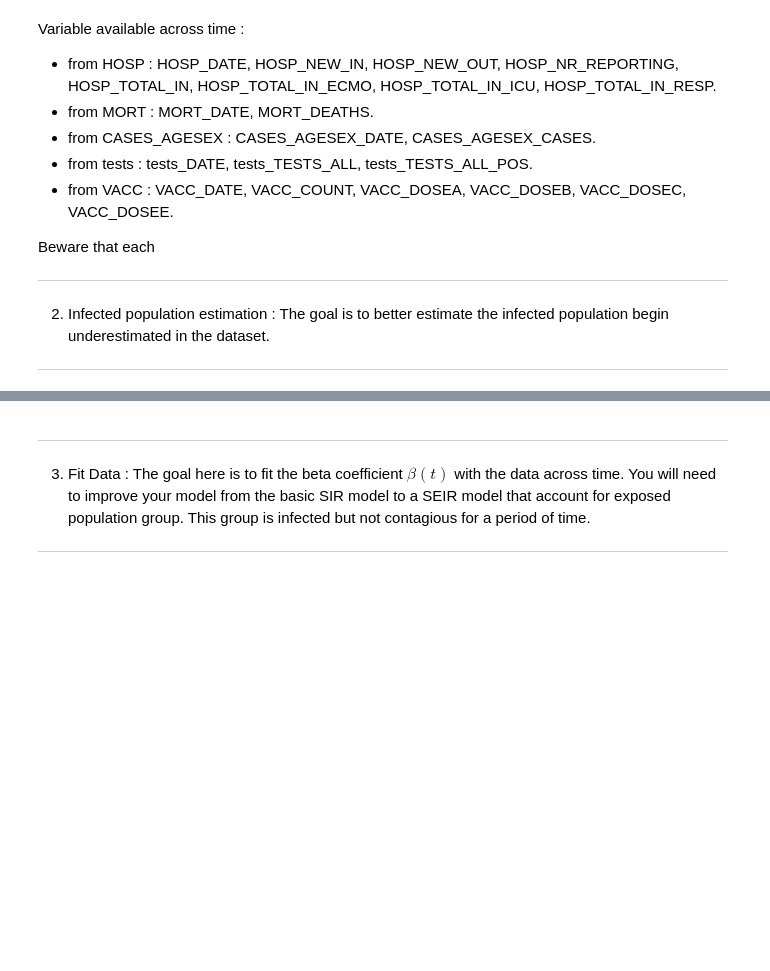
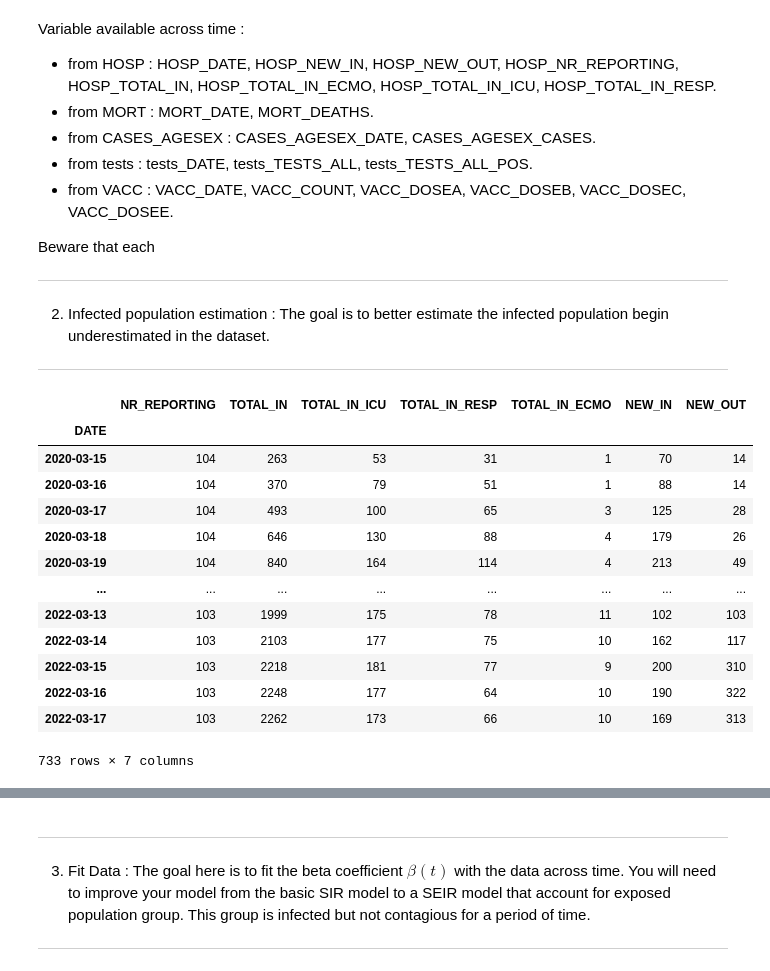
Before and after one commit to gdeside/LGBI02110, a Jupyter notebook: LGBIO2110_homework_covid19modelling.ipynb, the cells around one changed output, grey strips where cells are left out. Cells and saved outputs as stored; diff of their text form; code cells hidden in the pictures; blank space fills up the shorter version.

```diff
--- a/LGBIO2110_homework_covid19modelling.ipynb
+++ b/LGBIO2110_homework_covid19modelling.ipynb
@@ -189,3 +185,35 @@ FileNotFoundError: [Errno 2] No such file or directory: '../data/COVID19BE_HOSP.
+# %%
+def create_df(l):
+    """
+    """
+    fnloc = "dataset/COVID19BE_" + l + ".csv"
+    df = pd.read_csv(fnloc, sep=",", header='infer', parse_dates=["DATE"])
+    if l == "VACC":
+        df.loc[:,"DOSEA"] = (df.DOSE=="A")*df.COUNT
+        df.loc[:,"DOSEB"] = (df.DOSE=="B")*df.COUNT
+        df.loc[:,"DOSEC"] = (df.DOSE=="C")*df.COUNT
+        df.loc[:,"DOSEE"] = (df.DOSE=="E")*df.COUNT
+
+    #Keep only numerical quantities in the dataset
+    fieldn = df.columns
+    dfnum = df.select_dtypes(include='number')
+    vars = dfnum.columns
+    dfnum.insert(0,'DATE', df.DATE, True)
+
+    #Sum values over the same day
+    dfsum = dfnum.groupby(['DATE'], as_index = True).sum()
+    for ii in range(len(vars)):
+        exec(l +'_' +vars[ii]+' = dfsum.'+vars[ii])
+    exec(l +'_DATE = df.DATE.unique()')
+    return df,dfsum
+# %%
+fn = ["HOSP", "MORT", "CASES_AGESEX", "tests", "VACC"]
+
+df_hosp,dfsum_hosp = create_df("HOSP")
+df_dead,dfsum_dead = create_df("MORT")
+df_case,dfsum_case = create_df("CASES_AGESEX")
+df_test,dfsum_test = create_df("tests")
+df_vacc,dfsum_vacc = create_df("VACC")
 # %% [markdown]
 Variable available across time :
 - from HOSP :           HOSP_DATE, HOSP_NEW_IN, HOSP_NEW_OUT, HOSP_NR_REPORTING, HOSP_TOTAL_IN, HOSP_TOTAL_IN_ECMO, HOSP_TOTAL_IN_ICU, HOSP_TOTAL_IN_RESP.
@@ -198,3 +226,20 @@ Beware that each
 ***
 2. Infected population estimation : The goal is to better estimate the infected population begin underestimated in the dataset.
 ***
+# %%
+display(dfsum_hosp)
+# %% [output]
+|  | NR_REPORTING | TOTAL_IN | TOTAL_IN_ICU | TOTAL_IN_RESP | TOTAL_IN_ECMO | NEW_IN | NEW_OUT |
+| DATE |  |  |  |  |  |  |  |
+| 2020-03-15 | 104 | 263 | 53 | 31 | 1 | 70 | 14 |
+| 2020-03-16 | 104 | 370 | 79 | 51 | 1 | 88 | 14 |
+| 2020-03-17 | 104 | 493 | 100 | 65 | 3 | 125 | 28 |
+| 2020-03-18 | 104 | 646 | 130 | 88 | 4 | 179 | 26 |
+| 2020-03-19 | 104 | 840 | 164 | 114 | 4 | 213 | 49 |
+| ... | ... | ... | ... | ... | ... | ... | ... |
+| 2022-03-13 | 103 | 1999 | 175 | 78 | 11 | 102 | 103 |
+| 2022-03-14 | 103 | 2103 | 177 | 75 | 10 | 162 | 117 |
+| 2022-03-15 | 103 | 2218 | 181 | 77 | 9 | 200 | 310 |
+| 2022-03-16 | 103 | 2248 | 177 | 64 | 10 | 190 | 322 |
+| 2022-03-17 | 103 | 2262 | 173 | 66 | 10 | 169 | 313 |
+733 rows × 7 columns
```
Also changed, not shown: parts of 16 cells of this notebook, 2 other files.
